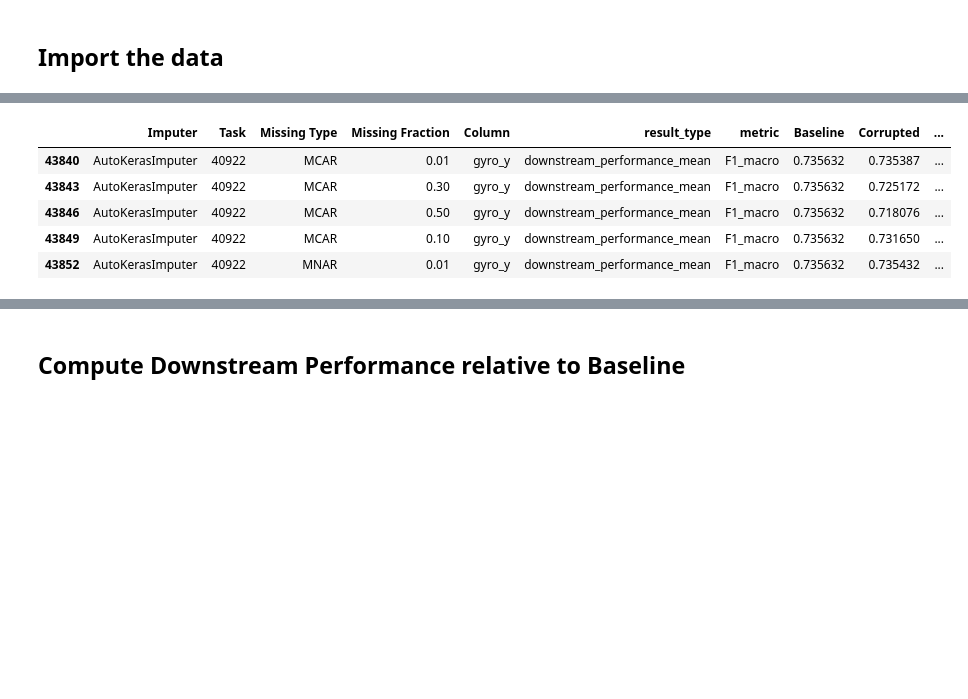
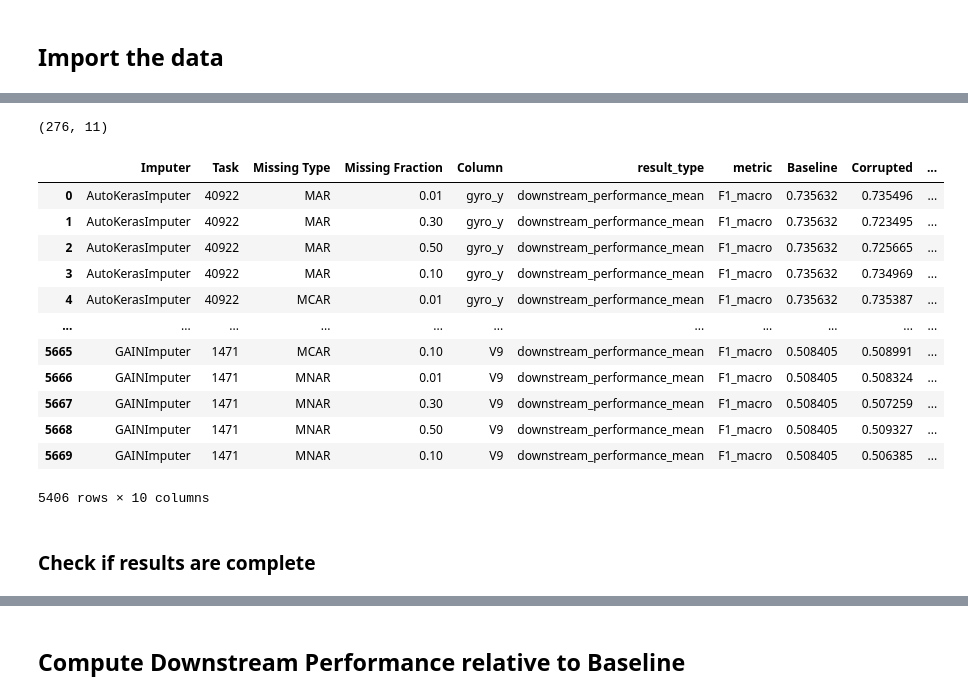
Before and after one commit to se-jaeger/data-imputation-paper, a Jupyter notebook: notebooks/plot_results_downstream.ipynb, the cells around one changed output, grey strips where cells are left out. Cells and saved outputs as stored; diff of their text form; code cells hidden in the pictures; blank space fills up the shorter version.

```diff
--- a/notebooks/plot_results_downstream.ipynb
+++ b/notebooks/plot_results_downstream.ipynb
@@ -32,13 +32,14 @@ sns.set(style="whitegrid")
 sns.set_context('paper', font_scale=1.5)
 mpl.rcParams['lines.linewidth'] = '2'
 # %%
-EXPERIMENT_PATH = Path("../data/experiments/cluster4/fully_observed/")
+EXPERIMENT_PATH = Path("../data/experiments/cluster5/fully_observed/")
 FIGURES_PATH = Path("../reports/figures/fully_observed/")
 
 CLF_METRIC = "F1_macro"
 REG_METRIC = "RMSE"
 
 DOWNSTREAM_RESULT_TYPE = "downstream_performance_mean"
+IMPUTE_RESULT_TYPE = "impute_performance_mean"
 # %%
 Path(FIGURES_PATH/DOWNSTREAM_RESULT_TYPE).mkdir(parents=True, exist_ok=True)
 # %% [markdown]
@@ -47,7 +48,5 @@ Path(FIGURES_PATH/DOWNSTREAM_RESULT_TYPE).mkdir(parents=True, exist_ok=True)
 %%time
 
 results = read_csv_files(read_experiment(EXPERIMENT_PATH), read_details=False)
-assert len(results["strategy"].unique()) == 1
-results.drop([], axis=1, inplace=True)
 results.head()
 # %% [output]
@@ -62,28 +61,60 @@ Wall time: 1min 11s
+# %%
+na_impute_results = results[
+    (results["result_type"] == IMPUTE_RESULT_TYPE) &
+    (results["metric"].isin([CLF_METRIC, REG_METRIC]))
+]
+na_impute_results.drop(["baseline", "corrupted", "imputed"], axis=1, inplace=True)
+na_impute_results = na_impute_results[na_impute_results.isna().any(axis=1)]
+na_impute_results.shape
+# %% [output]
+(276, 11)
 # %%
 downstream_results = results[
     (results["result_type"] == DOWNSTREAM_RESULT_TYPE) &
     (results["metric"].isin([CLF_METRIC, REG_METRIC]))
 ]
+
+# remove experiments where imputation failed
+downstream_results = downstream_results.merge(
+    na_impute_results,
+    how = "left",
+    validate = "one_to_one",
+    indicator = True,
+    suffixes=("", "_imp"),
+    on = ["experiment", "imputer", "task", "missing_type", "missing_fraction", "strategy", "column"]
+)
+downstream_results = downstream_results[downstream_results["_merge"]=="left_only"]
+
 assert len(results["strategy"].unique()) == 1
-downstream_results.drop(["experiment", "strategy", "train",  "test"], axis=1, inplace=True)
+downstream_results.drop(["experiment", "strategy", "result_type_imp", "metric_imp", "train", "test", "train_imp", "test_imp", "_merge"], axis=1, inplace=True)
+
 downstream_results = downstream_results.rename(
     {
         "imputer": "Imputer",
         "task": "Task",
         "missing_type": "Missing Type",
         "missing_fraction": "Missing Fraction",
         "column": "Column",
         "baseline": "Baseline",
         "corrupted": "Corrupted",
         "imputed": "Imputed"
     },
     axis = 1
 )
-downstream_results.head()
+downstream_results
 # %% [output]
 |  | Imputer | Task | Missing Type | Missing Fraction | Column | result_type | metric | Baseline | Corrupted | ... |
-| 43840 | AutoKerasImputer | 40922 | MCAR | 0.01 | gyro_y | downstream_performance_mean | F1_macro | 0.735632 | 0.735387 | ... |
-| 43843 | AutoKerasImputer | 40922 | MCAR | 0.30 | gyro_y | downstream_performance_mean | F1_macro | 0.735632 | 0.725172 | ... |
-| 43846 | AutoKerasImputer | 40922 | MCAR | 0.50 | gyro_y | downstream_performance_mean | F1_macro | 0.735632 | 0.718076 | ... |
-| 43849 | AutoKerasImputer | 40922 | MCAR | 0.10 | gyro_y | downstream_performance_mean | F1_macro | 0.735632 | 0.731650 | ... |
-| 43852 | AutoKerasImputer | 40922 | MNAR | 0.01 | gyro_y | downstream_performance_mean | F1_macro | 0.735632 | 0.735432 | ... |
+| 0 | AutoKerasImputer | 40922 | MAR | 0.01 | gyro_y | downstream_performance_mean | F1_macro | 0.735632 | 0.735496 | ... |
+| 1 | AutoKerasImputer | 40922 | MAR | 0.30 | gyro_y | downstream_performance_mean | F1_macro | 0.735632 | 0.723495 | ... |
+| 2 | AutoKerasImputer | 40922 | MAR | 0.50 | gyro_y | downstream_performance_mean | F1_macro | 0.735632 | 0.725665 | ... |
+| 3 | AutoKerasImputer | 40922 | MAR | 0.10 | gyro_y | downstream_performance_mean | F1_macro | 0.735632 | 0.734969 | ... |
+| 4 | AutoKerasImputer | 40922 | MCAR | 0.01 | gyro_y | downstream_performance_mean | F1_macro | 0.735632 | 0.735387 | ... |
+| ... | ... | ... | ... | ... | ... | ... | ... | ... | ... | ... |
+| 5665 | GAINImputer | 1471 | MCAR | 0.10 | V9 | downstream_performance_mean | F1_macro | 0.508405 | 0.508991 | ... |
+| 5666 | GAINImputer | 1471 | MNAR | 0.01 | V9 | downstream_performance_mean | F1_macro | 0.508405 | 0.508324 | ... |
+| 5667 | GAINImputer | 1471 | MNAR | 0.30 | V9 | downstream_performance_mean | F1_macro | 0.508405 | 0.507259 | ... |
+| 5668 | GAINImputer | 1471 | MNAR | 0.50 | V9 | downstream_performance_mean | F1_macro | 0.508405 | 0.509327 | ... |
+| 5669 | GAINImputer | 1471 | MNAR | 0.10 | V9 | downstream_performance_mean | F1_macro | 0.508405 | 0.506385 | ... |
+5406 rows × 10 columns
+# %% [markdown]
+### Check if results are complete
```
Also changed, not shown: parts of 13 cells of this notebook, 3 other files.
